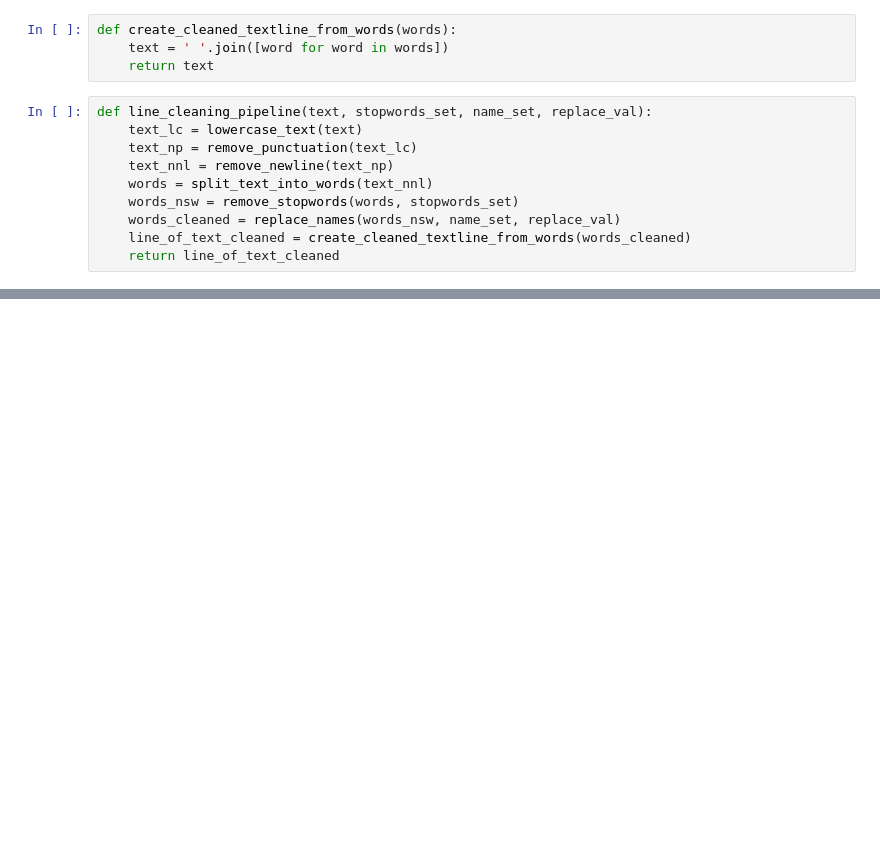
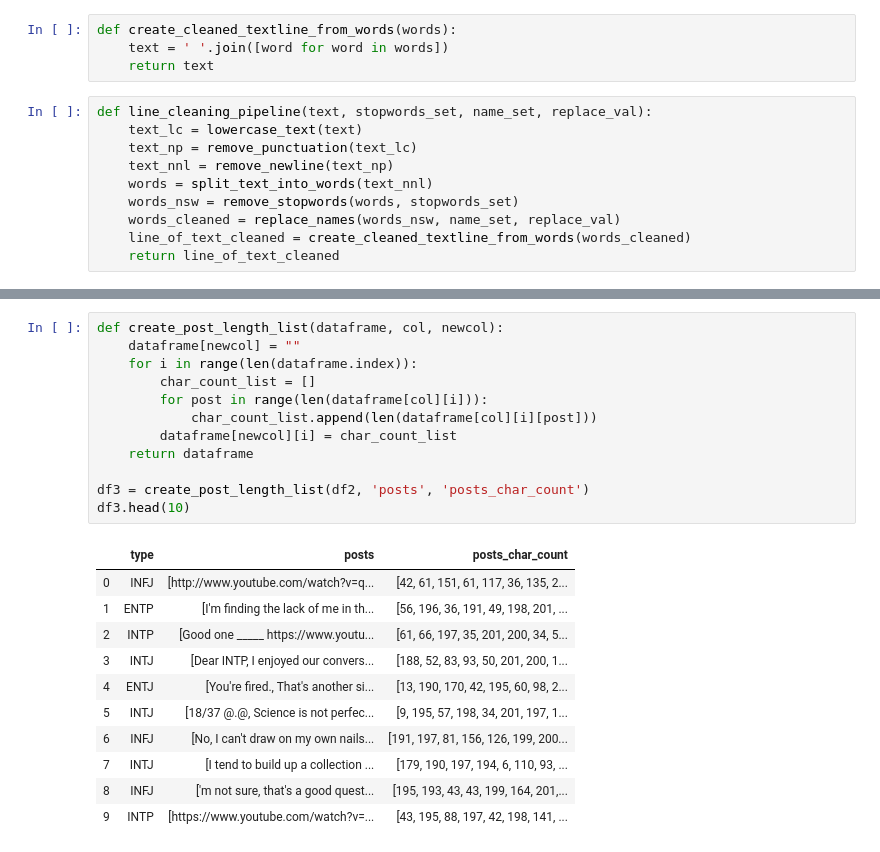
Before and after one commit to AsaKientz/DSI-Capstone-I, a Jupyter notebook: notebooks/cap-I-mbti-playground.ipynb, the cells around one changed output, grey strips where cells are left out. Cells and saved outputs as stored; diff of their text form; blank space fills up the shorter version.

```diff
--- a/notebooks/cap-I-mbti-playground.ipynb
+++ b/notebooks/cap-I-mbti-playground.ipynb
@@ -282,0 +365,24 @@ def line_cleaning_pipeline(text, stopwords_set, name_set, replace_val):
+# %%
+def create_post_length_list(dataframe, col, newcol):
+    dataframe[newcol] = ""
+    for i in range(len(dataframe.index)):
+        char_count_list = []
+        for post in range(len(dataframe[col][i])):
+            char_count_list.append(len(dataframe[col][i][post]))
+        dataframe[newcol][i] = char_count_list
+    return dataframe
+
+df3 = create_post_length_list(df2, 'posts', 'posts_char_count')
+df3.head(10)
+# %% [output]
+|  | type | posts | posts_char_count |
+| 0 | INFJ | [http://www.youtube.com/watch?v=q... | [42, 61, 151, 61, 117, 36, 135, 2... |
+| 1 | ENTP | [I'm finding the lack of me in th... | [56, 196, 36, 191, 49, 198, 201, ... |
+| 2 | INTP | [Good one _____ https://www.youtu... | [61, 66, 197, 35, 201, 200, 34, 5... |
+| 3 | INTJ | [Dear INTP, I enjoyed our convers... | [188, 52, 83, 93, 50, 201, 200, 1... |
+| 4 | ENTJ | [You're fired., That's another si... | [13, 190, 170, 42, 195, 60, 98, 2... |
+| 5 | INTJ | [18/37 @.@, Science is not perfec... | [9, 195, 57, 198, 34, 201, 197, 1... |
+| 6 | INFJ | [No, I can't draw on my own nails... | [191, 197, 81, 156, 126, 199, 200... |
+| 7 | INTJ | [I tend to build up a collection ... | [179, 190, 197, 194, 6, 110, 93, ... |
+| 8 | INFJ | ['m not sure, that's a good quest... | [195, 193, 43, 43, 199, 164, 201,... |
+| 9 | INTP | [https://www.youtube.com/watch?v=... | [43, 195, 88, 197, 42, 198, 141, ... |
```
Also changed, not shown: parts of 37 cells of this notebook, 7 other files.
